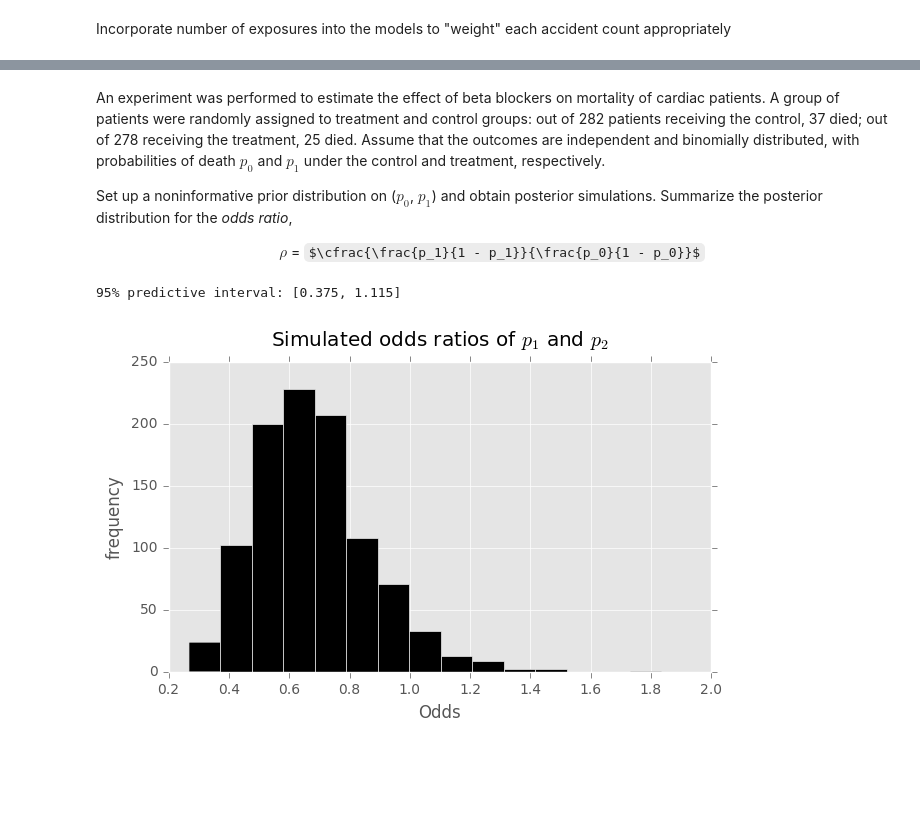
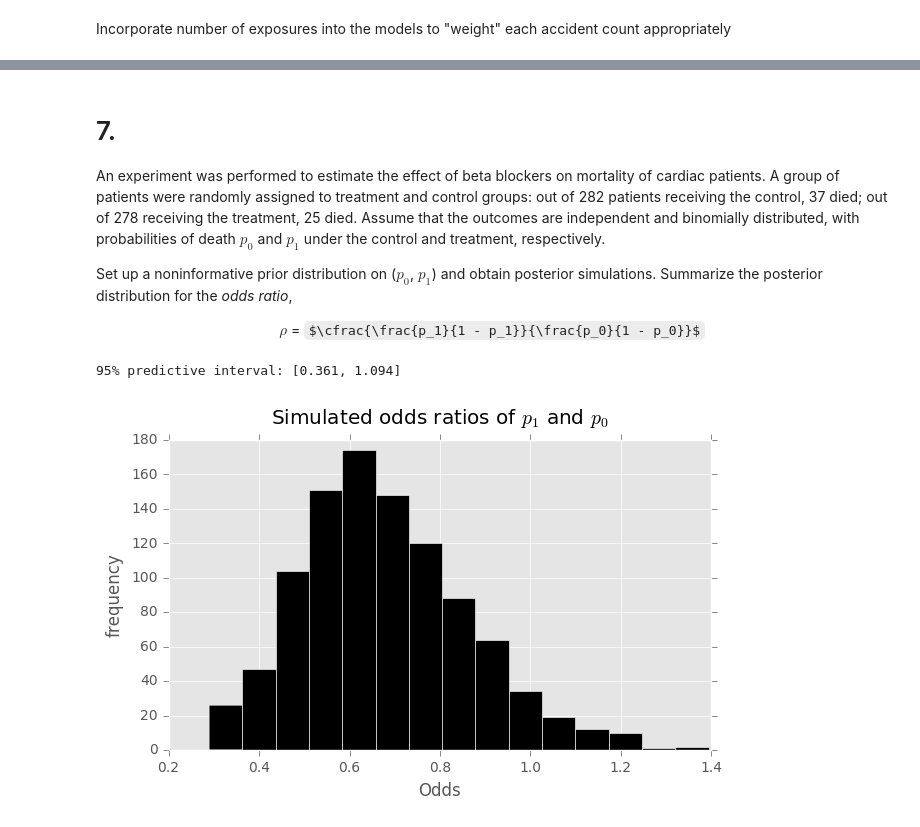
Before and after one commit to GKjohns/Bayesian-Statistics-5224, a Jupyter notebook: hw_1.ipynb, the cells around one changed output, grey strips where cells are left out. Saved outputs shown, nothing was run; the diff lists cells and outputs as text; code cells hidden in the pictures; some formulas as TeX source; blank space fills up the shorter version.

```diff
--- a/hw_1.ipynb
+++ b/hw_1.ipynb
@@ -375,4 +392,6 @@ plt.show;
 # %% [markdown]
+# 7.
+
 An experiment was performed to estimate the effect of beta blockers on mortality of cardiac patients. A group of patients were randomly assigned to treatment and control groups: out of 282 patients receiving the control, 37 died; out of 278 receiving the treatment, 25 died. Assume that the outcomes are independent and binomially distributed, with probabilities of death $p_0$ and $p_1$ under the control and treatment, respectively.
 
 Set up a noninformative prior distribution on ($p_0$, $p_1$) and obtain posterior simulations. Summarize the posterior distribution for the <em>odds ratio</em>,
@@ -382,22 +401,22 @@ Set up a noninformative prior distribution on ($p_0$, $p_1$) and obtain posterio
 # %%
 # draw 1000 p_0's and p_1's from their respective posteriors
 n_samples = 1000
 p_0 = np.random.beta(37 + 1, 282 - 37 + 1, n_samples)   # control
 p_1 = np.random.beta(25 + 1, 278 - 25 + 1, n_samples)   # treatment
 
 # compute each simulated odds ratio
 odds_samples = (p_1 / (1 - p_1)) / (p_0 / (1 - p_0))
 
 lower, upper = np.percentile(odds_samples, [2.5, 97.5])
 print('95% predictive interval: [{:.3f}, {:.3f}]'.format(lower, upper))
 
 # plot it
 plt.hist(odds_samples, bins=15, color='black')
 plt.xlabel('Odds')
 plt.ylabel('frequency')
-plt.title('Simulated odds ratios of $p_1$ and $p_2$', y=1.03)
+plt.title('Simulated odds ratios of $p_1$ and $p_0$', y=1.03)
 # plt.savefig('p_7_plot.png', format='png', dpi=400)
 plt.show()
 # %% [output]
-95% predictive interval: [0.375, 1.115]
+95% predictive interval: [0.361, 1.094]
-[figure, old version]
+[figure, new version]
```
Also changed, not shown: parts of 6 cells of this notebook.
